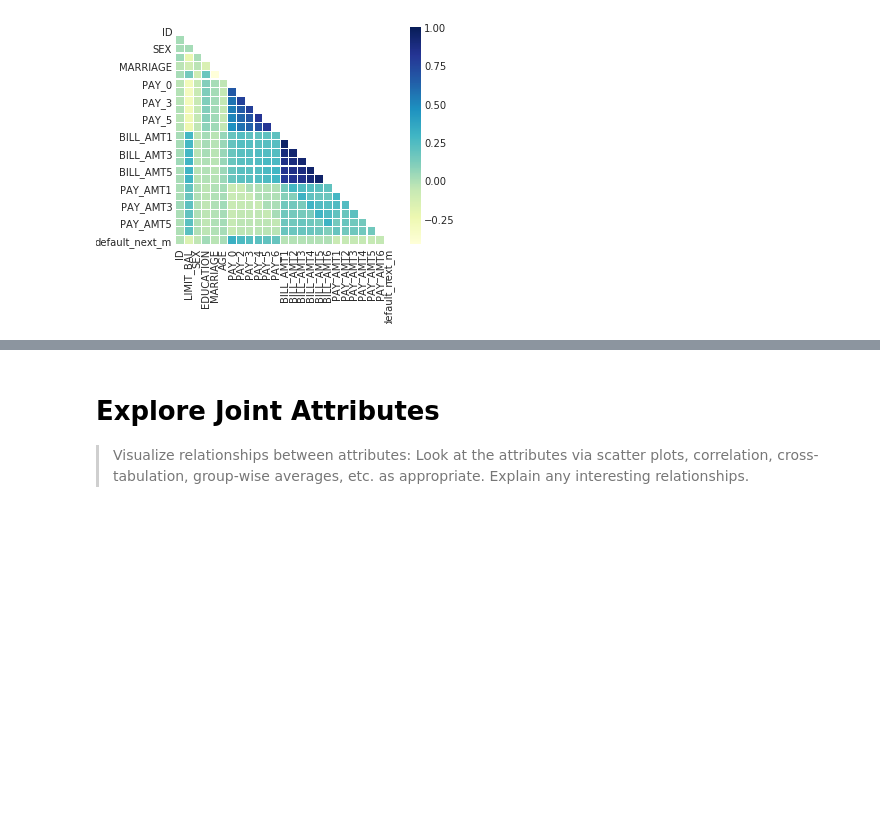
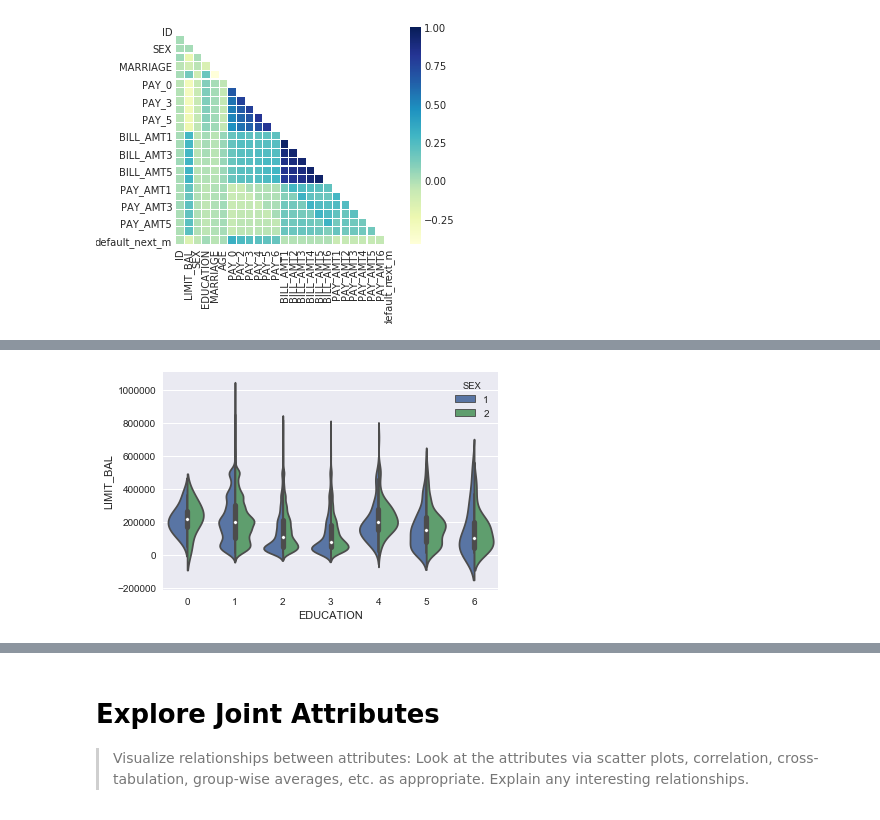
Before and after one commit to msds7331/credit-default, a Jupyter notebook: notebooks/1.0-jbs-credit-default.ipynb, the cells around one changed output, grey strips where cells are left out. Cells and saved outputs as stored; diff of their text form; code cells hidden in the pictures; blank space fills up the shorter version.

```diff
--- a/notebooks/1.0-jbs-credit-default.ipynb
+++ b/notebooks/1.0-jbs-credit-default.ipynb
@@ -135,0 +138,10 @@ g.savefig('/Users/Jostein/Grad School/SMU/7331/project1/credit-default/'
+# %%
+# Violin plot of limit balance distribution by education level per sex
+# Source:
+# http://seaborn.pydata.org/generated/seaborn.violinplot.html#seaborn.violinplot
+plt.figure()
+ax = sns.violinplot(x="EDUCATION", y="LIMIT_BAL", hue="SEX", data=credit, split=True)
+plt.savefig('/Users/Jostein/Grad School/SMU/7331/project1/credit-default/'
+                + '/plots/violin-limitbalance-by-education-per-sex')
+# %% [output]
+[figure, added]
```
Also changed, not shown: parts of 6 cells of this notebook.
